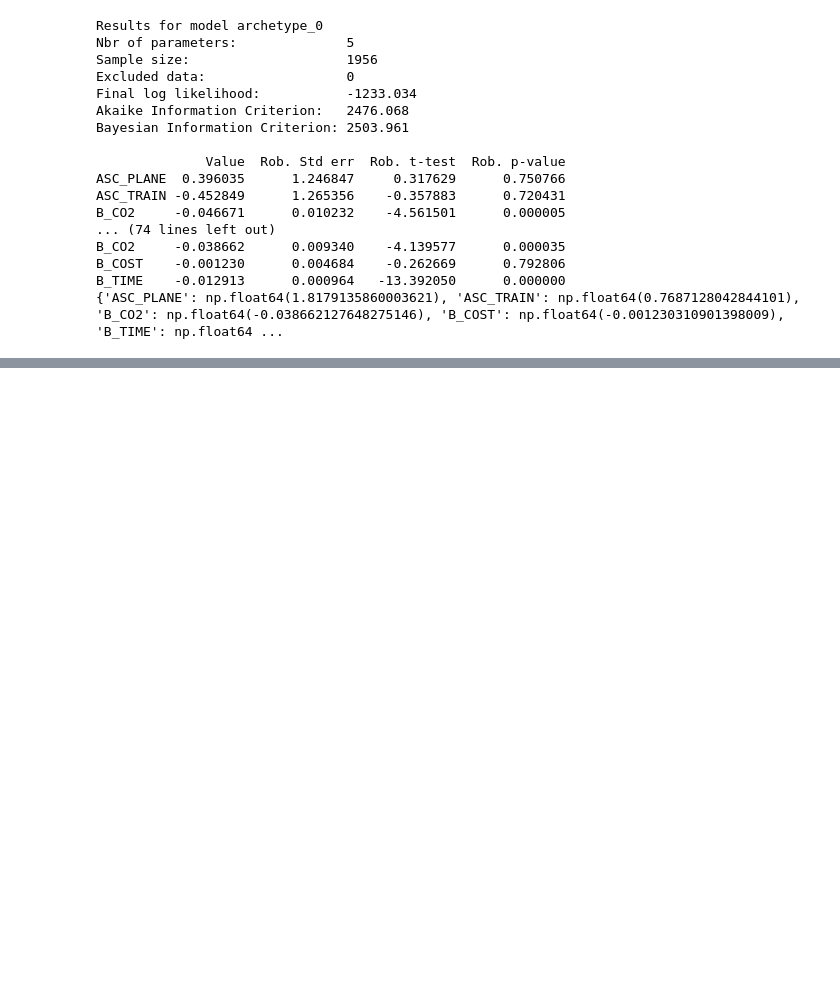
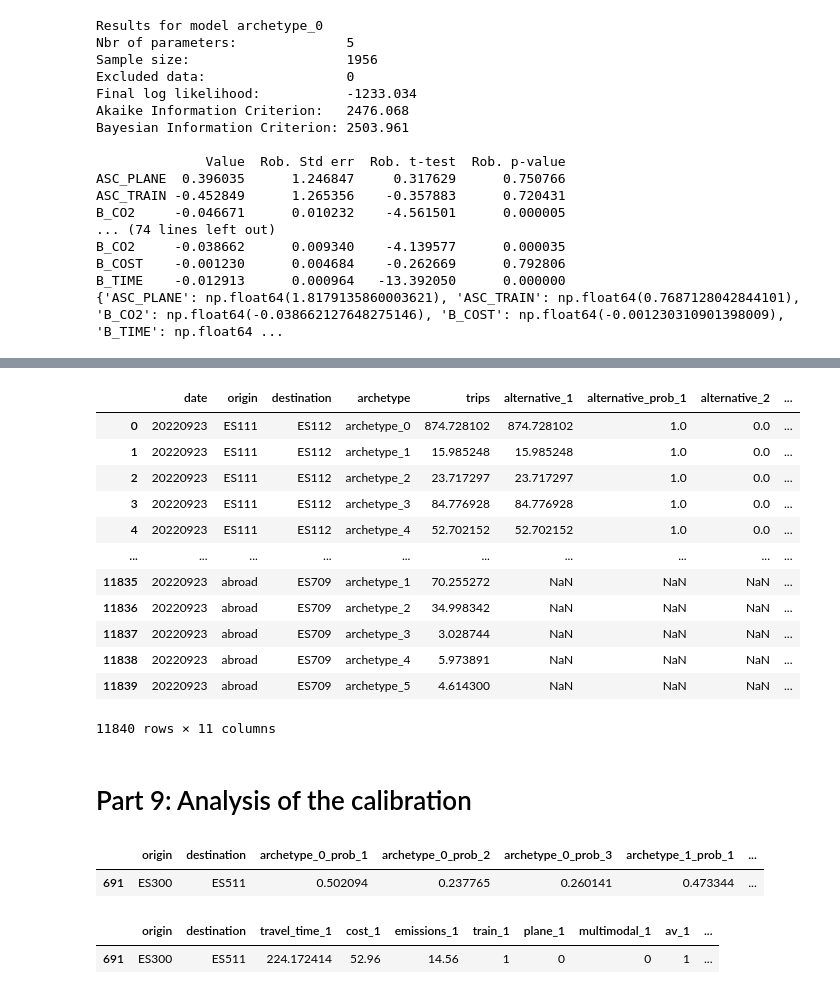
Before and after one commit to UoW-ATM/MultiModX, a Jupyter notebook: notebooks/new_trip_to_paths_1.ipynb, the cells around one changed output, grey strips where cells are left out. Drawn from its saved outputs; the diff is of its cells as text; code cells hidden in the pictures; blank space fills up the shorter version.

```diff
--- a/notebooks/new_trip_to_paths_1.ipynb
+++ b/notebooks/new_trip_to_paths_1.ipynb
@@ -1542,0 +1343,5 @@ possible_itineraries_clustered_pareto_2_connections_repeated.head()
+# %%
+# probability matrix
+sensitivities = {"sensitivities": str(Path.cwd())}
+paths_prob = predict_main(paths_w_costs, n_archetypes, n_alternatives,sensitivities)
+paths_prob.to_csv('potential_paths_w_probabilities.csv', index = False)
@@ -1542,0 +1366,23 @@ possible_itineraries_clustered_pareto_2_connections_repeated.head()
+# %%
+# paths with probabilities
+pax_demand_path = r"C:\Users\LMENENDEZ\GitHub\MultiModX\pax_demand.csv"
+potential_demand = assign_passengers_main(paths_prob, n_alternatives, pax_demand_path)
+potential_demand.to_csv('potential_demand_flows.csv', index = False)
+# %%
+potential_demand
+# %% [output]
+|  | date | origin | destination | archetype | trips | alternative_1 | alternative_prob_1 | alternative_2 | ... |
+| 0 | 20220923 | ES111 | ES112 | archetype_0 | 874.728102 | 874.728102 | 1.0 | 0.0 | ... |
+| 1 | 20220923 | ES111 | ES112 | archetype_1 | 15.985248 | 15.985248 | 1.0 | 0.0 | ... |
+| 2 | 20220923 | ES111 | ES112 | archetype_2 | 23.717297 | 23.717297 | 1.0 | 0.0 | ... |
+| 3 | 20220923 | ES111 | ES112 | archetype_3 | 84.776928 | 84.776928 | 1.0 | 0.0 | ... |
+| 4 | 20220923 | ES111 | ES112 | archetype_4 | 52.702152 | 52.702152 | 1.0 | 0.0 | ... |
+| ... | ... | ... | ... | ... | ... | ... | ... | ... | ... |
+| 11835 | 20220923 | abroad | ES709 | archetype_1 | 70.255272 | NaN | NaN | NaN | ... |
+| 11836 | 20220923 | abroad | ES709 | archetype_2 | 34.998342 | NaN | NaN | NaN | ... |
+| 11837 | 20220923 | abroad | ES709 | archetype_3 | 3.028744 | NaN | NaN | NaN | ... |
+| 11838 | 20220923 | abroad | ES709 | archetype_4 | 5.973891 | NaN | NaN | NaN | ... |
+| 11839 | 20220923 | abroad | ES709 | archetype_5 | 4.614300 | NaN | NaN | NaN | ... |
+11840 rows × 11 columns
+# %% [markdown]
+# Part 9: Analysis of the calibration
@@ -1542,0 +1391,10 @@ possible_itineraries_clustered_pareto_2_connections_repeated.head()
+# %%
+paths_prob[(paths_prob["origin"]=="ES300")&(paths_prob["destination"]=="ES511")]
+# %% [output]
+|  | origin | destination | archetype_0_prob_1 | archetype_0_prob_2 | archetype_0_prob_3 | archetype_1_prob_1 | ... |
+| 691 | ES300 | ES511 | 0.502094 | 0.237765 | 0.260141 | 0.473344 | ... |
+# %%
+paths_w_costs[(paths_w_costs["origin"]=="ES300")&(paths_w_costs["destination"]=="ES511")]
+# %% [output]
+|  | origin | destination | travel_time_1 | cost_1 | emissions_1 | train_1 | plane_1 | multimodal_1 | av_1 | ... |
+| 691 | ES300 | ES511 | 224.172414 | 52.96 | 14.56 | 1 | 0 | 0 | 1 | ... |
```
Also changed, not shown: parts of 60 cells of this notebook, 1 other file.
